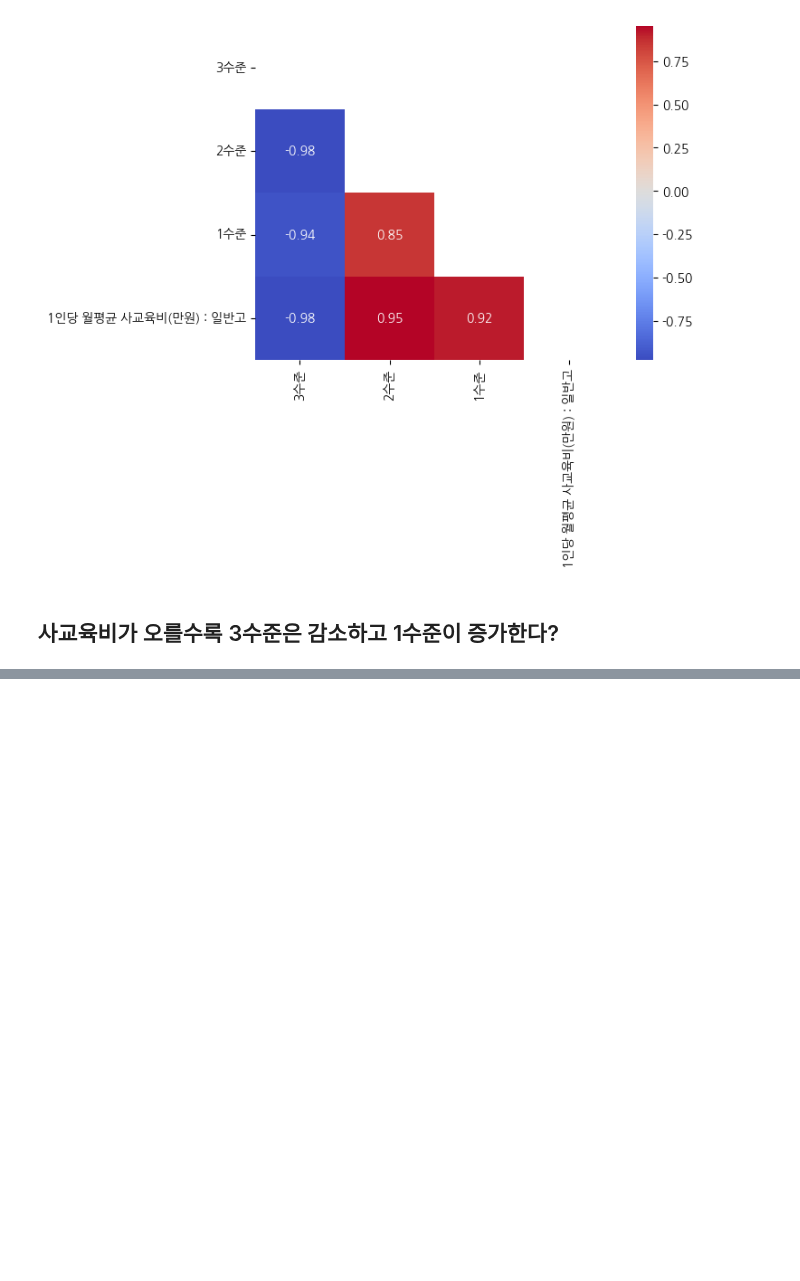
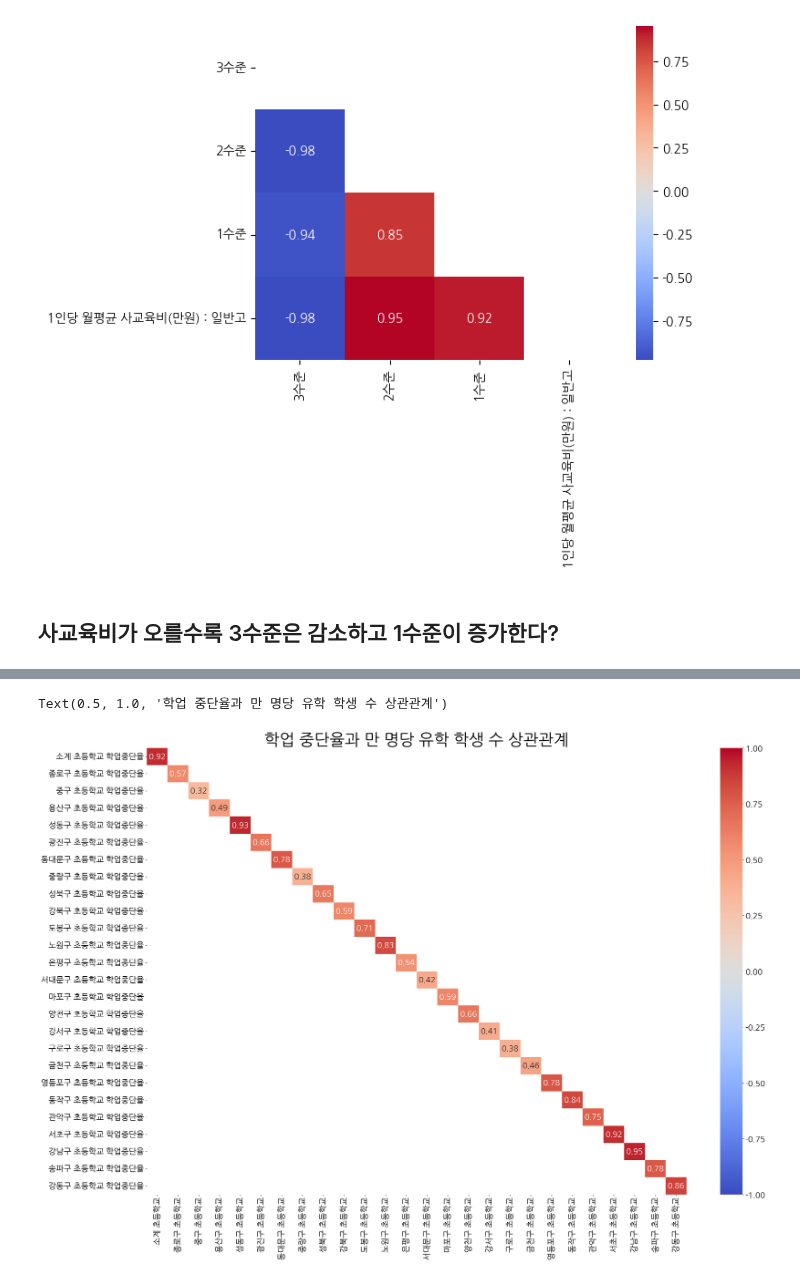
Before and after one commit to moonstar97/Structure, a Jupyter notebook: 가설2번_EDA.ipynb, the cells around one changed output, grey strips where cells are left out. Saved outputs shown, nothing was run; the diff lists cells and outputs as text; code cells hidden in the pictures; blank space fills up the shorter version.

```diff
--- a/가설2번_EDA.ipynb
+++ b/가설2번_EDA.ipynb
@@ -783,0 +908,4 @@ corr_cost_score("일반고")
+# %%
+condition = ratio.columns.str.contains("초등학교")
+abroad_e_school = ratio.loc[:, condition]
+abroad_e_school
@@ -783,0 +941,4 @@ corr_cost_score("일반고")
+# %%
+concat = pd.concat([abroad_e_school, stop_e_school], axis=1)
+a = concat.reset_index()
+a
@@ -783,0 +1001,2 @@ corr_cost_score("일반고")
+# %%
+f = concat.corr().iloc[26:, :26]
@@ -783,0 +1077,9 @@ corr_cost_score("일반고")
+# %%
+plt.figure(figsize=(30, 20))
+plt.rc('xtick', labelsize=20)
+plt.rc('ytick', labelsize=20)
+b = sns.heatmap(f, annot=True, mask=mask, cmap='coolwarm', vmax=1, vmin= -1, annot_kws={"size": 20})
+b.axes.set_title("학업 중단율과 만 명당 유학 학생 수 상관관계",fontsize=40)
+# %% [output]
+Text(0.5, 1.0, '학업 중단율과 만 명당 유학 학생 수 상관관계')
+[figure, added]
```
Also changed, not shown: parts of 27 cells of this notebook, 4 other files.
